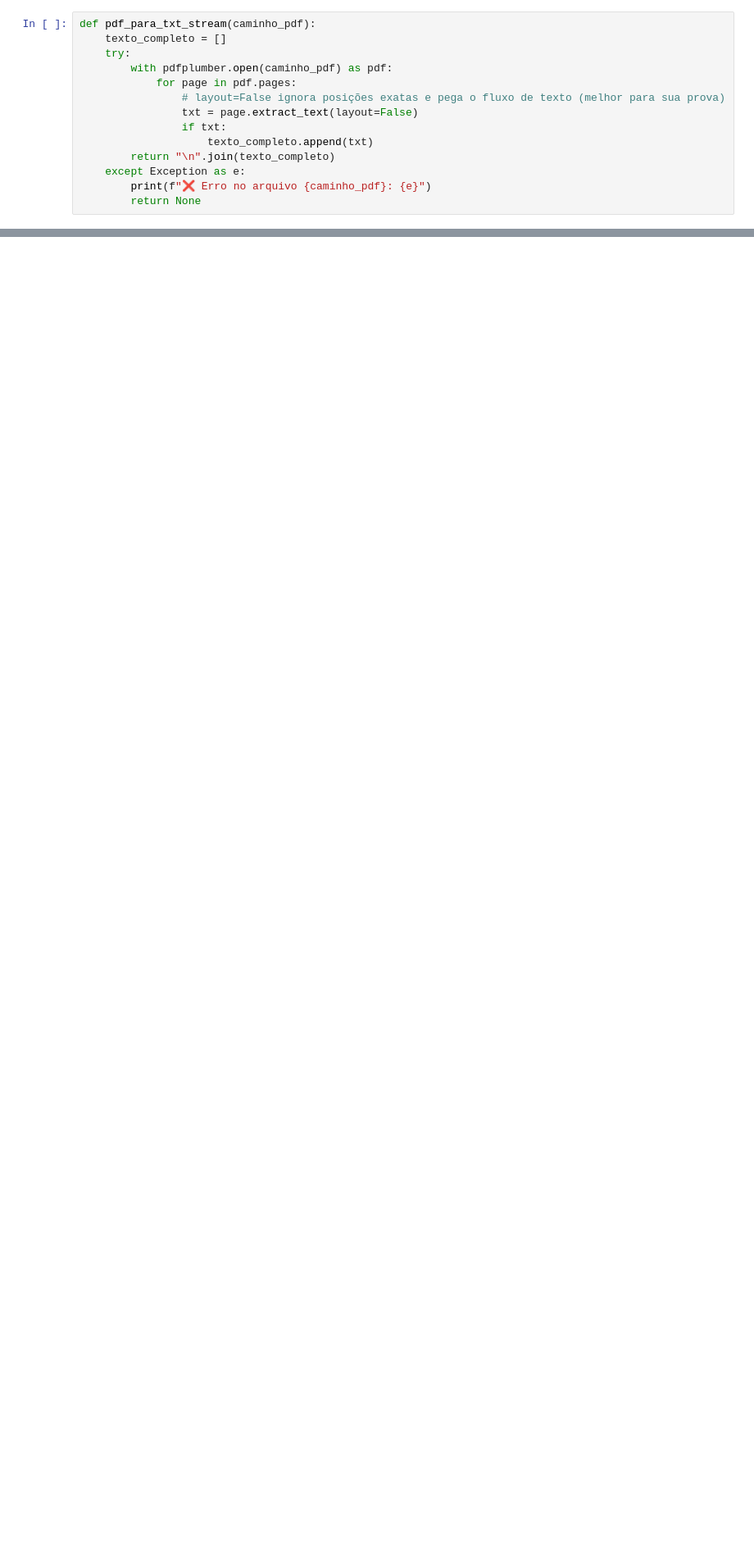
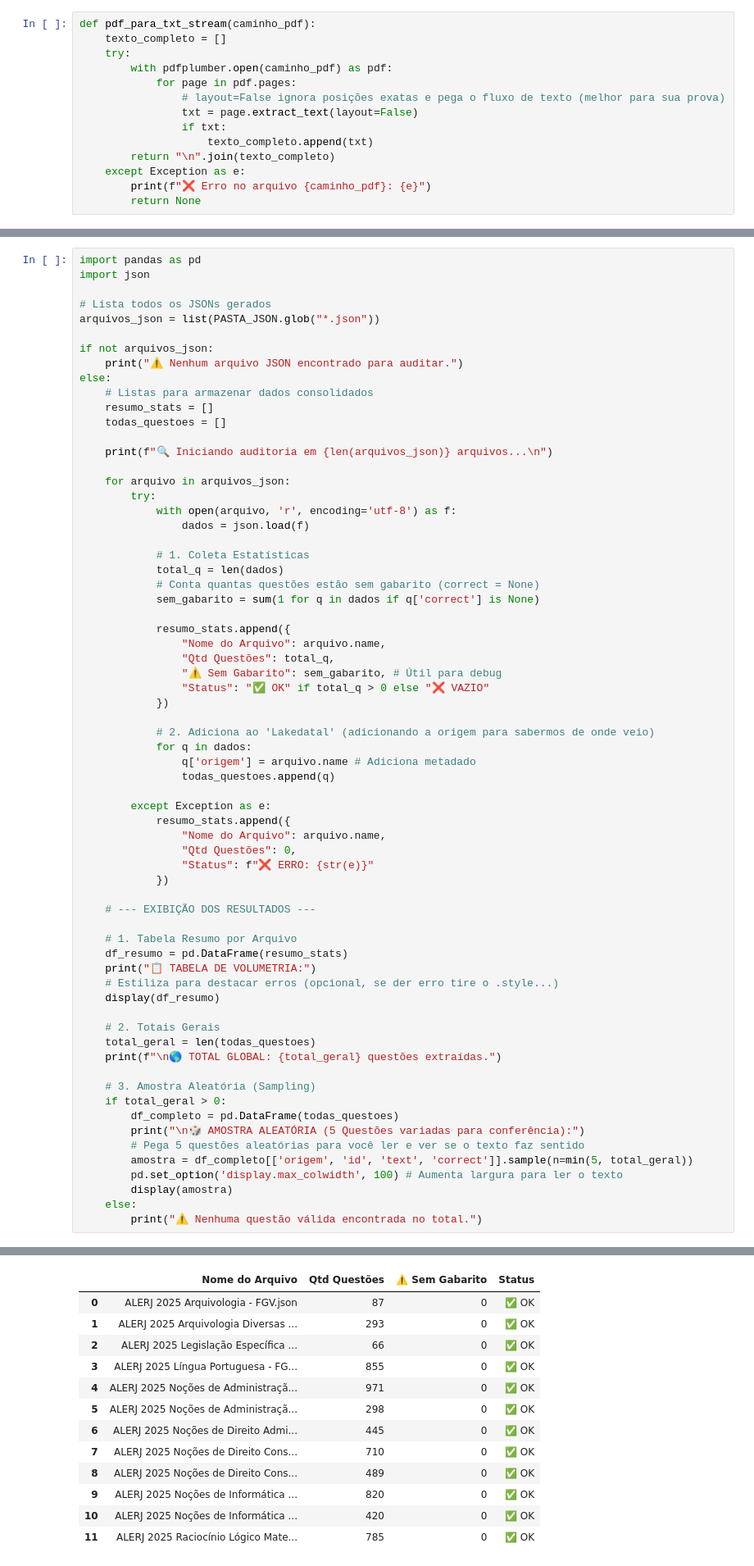
Before and after one commit to amaro-netto/alerj_simulado, a Jupyter notebook: pipeline_simulado.ipynb, the cells around one changed output, grey strips where cells are left out. Shown at 82% size. Drawn from its saved outputs; the diff is of its cells as text; blank space fills up the shorter version.

```diff
--- a/pipeline_simulado.ipynb
+++ b/pipeline_simulado.ipynb
@@ -158,0 +185,68 @@ Passo 1: Criar o Banco e Importar (JSON → SQL)
+# %%
+import pandas as pd
+import json
+
+# Lista todos os JSONs gerados
+arquivos_json = list(PASTA_JSON.glob("*.json"))
+
+if not arquivos_json:
+    print("⚠️ Nenhum arquivo JSON encontrado para auditar.")
+else:
+    # Listas para armazenar dados consolidados
+    resumo_stats = []
+    todas_questoes = []
+
+    print(f"🔍 Iniciando auditoria em {len(arquivos_json)} arquivos...\n")
+
+    for arquivo in arquivos_json:
+        try:
+            with open(arquivo, 'r', encoding='utf-8') as f:
+                dados = json.load(f)
+
+            # 1. Coleta Estatísticas
+            total_q = len(dados)
+            # Conta quantas questões estão sem gabarito (correct = None)
+            sem_gabarito = sum(1 for q in dados if q['correct'] is None)
+
+            resumo_stats.append({
+                "Nome do Arquivo": arquivo.name,
+                "Qtd Questões": total_q,
+                "⚠️ Sem Gabarito": sem_gabarito, # Útil para debug
+                "Status": "✅ OK" if total_q > 0 else "❌ VAZIO"
+            })
+
+            # 2. Adiciona ao 'Lakedatal' (adicionando a origem para sabermos de onde veio)
+            for q in dados:
+                q['origem'] = arquivo.name # Adiciona metadado
+                todas_questoes.append(q)
+
+        except Exception as e:
+            resumo_stats.append({
+                "Nome do Arquivo": arquivo.name,
+                "Qtd Questões": 0,
+                "Status": f"❌ ERRO: {str(e)}"
+            })
+
+    # --- EXIBIÇÃO DOS RESULTADOS ---
+
+    # 1. Tabela Resumo por Arquivo
+    df_resumo = pd.DataFrame(resumo_stats)
+    print("📋 TABELA DE VOLUMETRIA:")
+    # Estiliza para destacar erros (opcional, se der erro tire o .style...)
+    display(df_resumo)
+
+    # 2. Totais Gerais
+    total_geral = len(todas_questoes)
+    print(f"\n🌎 TOTAL GLOBAL: {total_geral} questões extraídas.")
+
+    # 3. Amostra Aleatória (Sampling)
+    if total_geral > 0:
+        df_completo = pd.DataFrame(todas_questoes)
+        print("\n🎲 AMOSTRA ALEATÓRIA (5 Questões variadas para conferência):")
+        # Pega 5 questões aleatórias para você ler e ver se o texto faz sentido
+        amostra = df_completo[['origem', 'id', 'text', 'correct']].sample(n=min(5, total_geral))
+        pd.set_option('display.max_colwidth', 100) # Aumenta largura para ler o texto
+        display(amostra)
+    else:
+        print("⚠️ Nenhuma questão válida encontrada no total.")
+# %% [output]
@@ -158,0 +256,13 @@ Passo 1: Criar o Banco e Importar (JSON → SQL)
+|  | Nome do Arquivo | Qtd Questões | ⚠️ Sem Gabarito | Status |
+| 0 | ALERJ 2025 Arquivologia - FGV.json | 87 | 0 | ✅ OK |
+| 1 | ALERJ 2025 Arquivologia Diversas ... | 293 | 0 | ✅ OK |
+| 2 | ALERJ 2025 Legislação Específica ... | 66 | 0 | ✅ OK |
+| 3 | ALERJ 2025 Língua Portuguesa - FG... | 855 | 0 | ✅ OK |
+| 4 | ALERJ 2025 Noções de Administraçã... | 971 | 0 | ✅ OK |
+| 5 | ALERJ 2025 Noções de Administraçã... | 298 | 0 | ✅ OK |
+| 6 | ALERJ 2025 Noções de Direito Admi... | 445 | 0 | ✅ OK |
+| 7 | ALERJ 2025 Noções de Direito Cons... | 710 | 0 | ✅ OK |
+| 8 | ALERJ 2025 Noções de Direito Cons... | 489 | 0 | ✅ OK |
+| 9 | ALERJ 2025 Noções de Informática ... | 820 | 0 | ✅ OK |
+| 10 | ALERJ 2025 Noções de Informática ... | 420 | 0 | ✅ OK |
+| 11 | ALERJ 2025 Raciocínio Lógico Mate... | 785 | 0 | ✅ OK |
```
Also changed, not shown: parts of 31 cells of this notebook, 4 other files.
